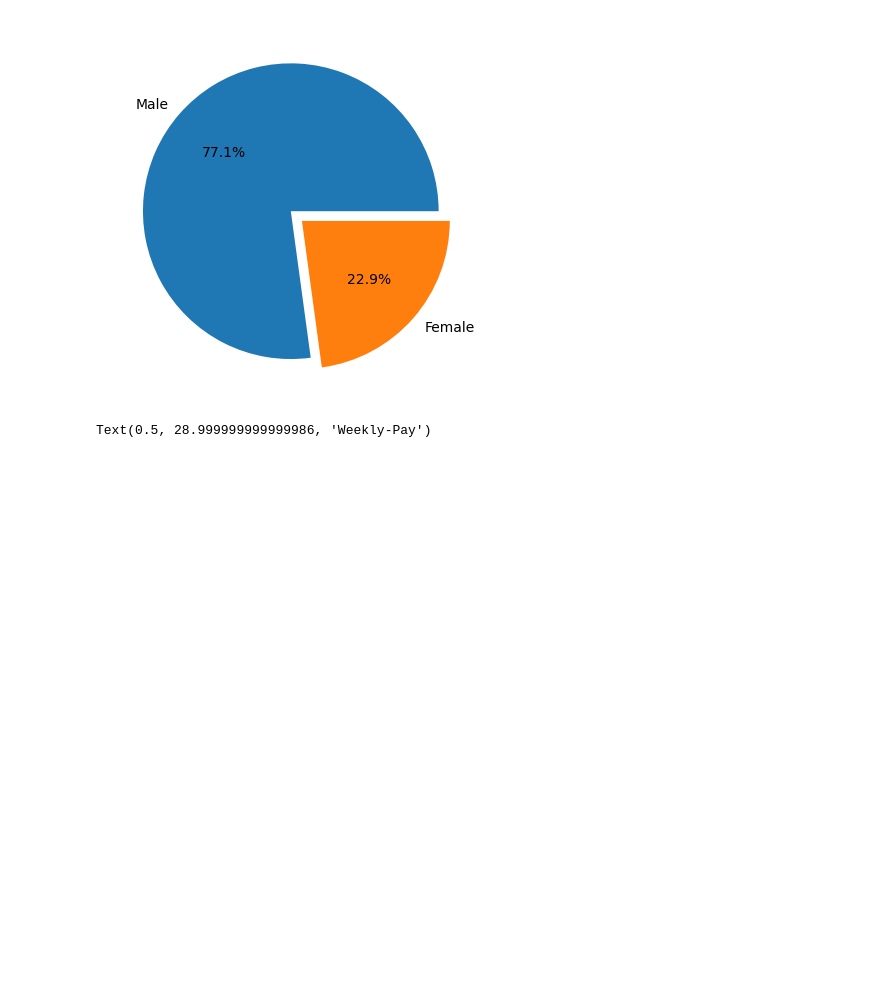
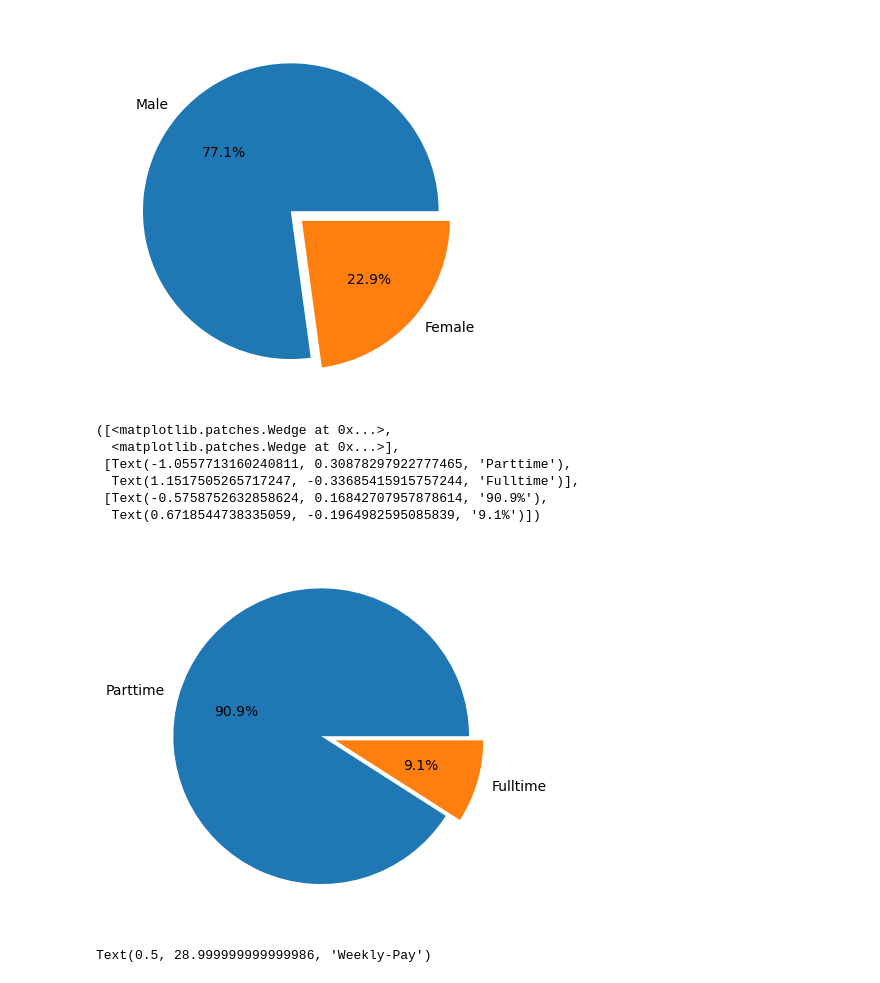
Before and after one commit to Navaneeth1802/Insurance_Claim_Analysis, a Jupyter notebook: ML_FINAL_CAPSTONE_PREPROCESSING.ipynb, the cells around one changed output. Cells and saved outputs as stored; diff of their text form; code cells hidden in the pictures; blank space fills up the shorter version.

```diff
--- a/ML_FINAL_CAPSTONE_PREPROCESSING.ipynb
+++ b/ML_FINAL_CAPSTONE_PREPROCESSING.ipynb
@@ -199,6 +202,20 @@ plt.pie(x=Gender_wise,labels=Columns,explode=explode,autopct='%1.1f%%')
  [Text(-0.45192952079356496, 0.394664044771371, '77.1%'),
   Text(0.5272510860376749, -0.46044141024900476, '22.9%')])
 [figure]
+# %%
+#Comparing Parttimr vs Fulltime employees
+Employment_wise=Employee_df_1['PartTimeFullTime'].value_counts()
+Columns=['Parttime','Fulltime']
+explode=[0,0.1]
+plt.pie(x=Employment_wise,labels=Columns,explode=explode,autopct='%1.1f%%')
+# %% [output]
+([<matplotlib.patches.Wedge at 0x...>,
+  <matplotlib.patches.Wedge at 0x...>],
+ [Text(-1.0557713160240811, 0.30878297922777465, 'Parttime'),
+  Text(1.1517505265717247, -0.33685415915757244, 'Fulltime')],
+ [Text(-0.5758752632858624, 0.16842707957878614, '90.9%'),
+  Text(0.6718544738335059, -0.1964982595085839, '9.1%')])
+[figure, added]
 # %%
 #Does Weeklypay & Claim amount have any correlaton..?
 #x=Employee_df_1['WeeklyPay']
```
Also changed, not shown: parts of 8 cells of this notebook.
